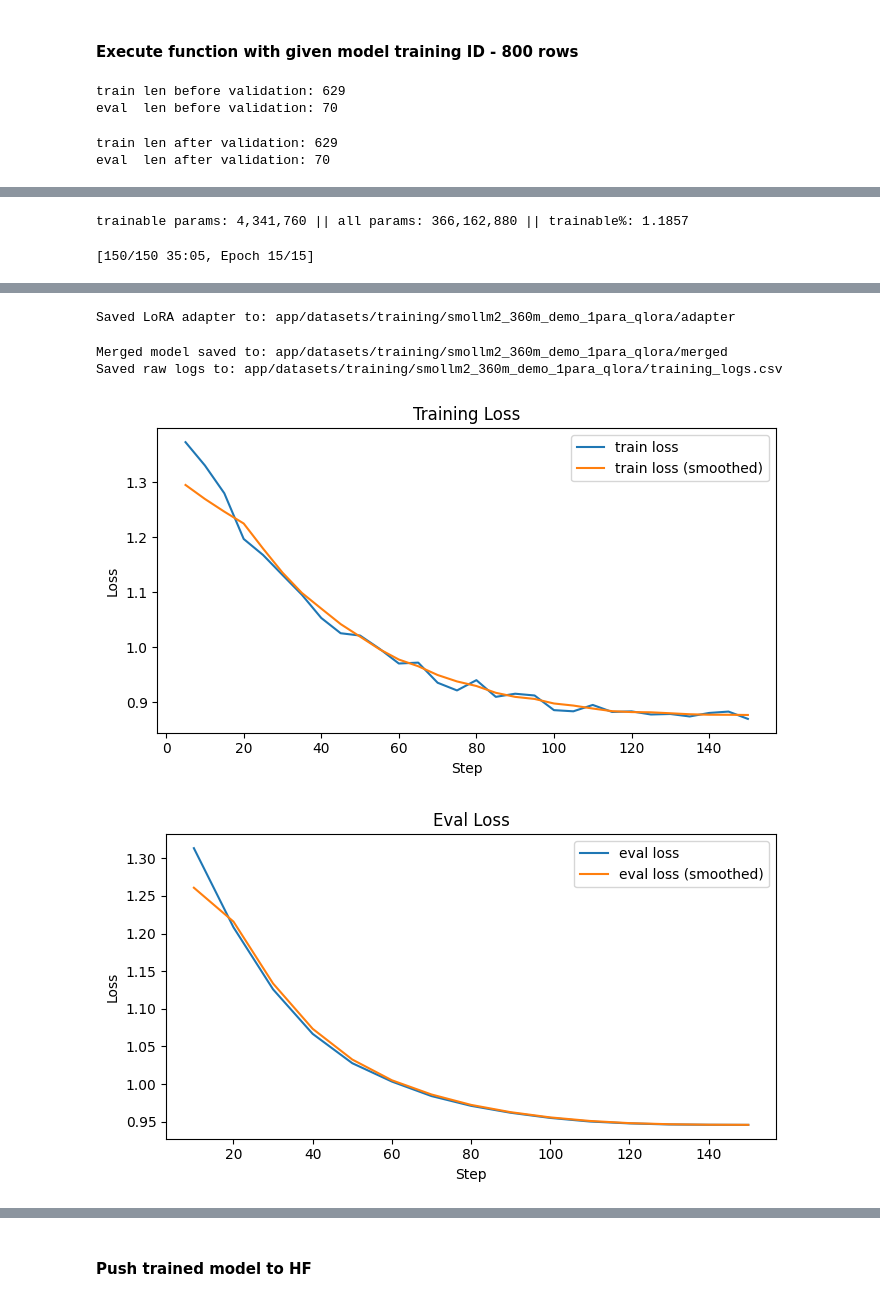
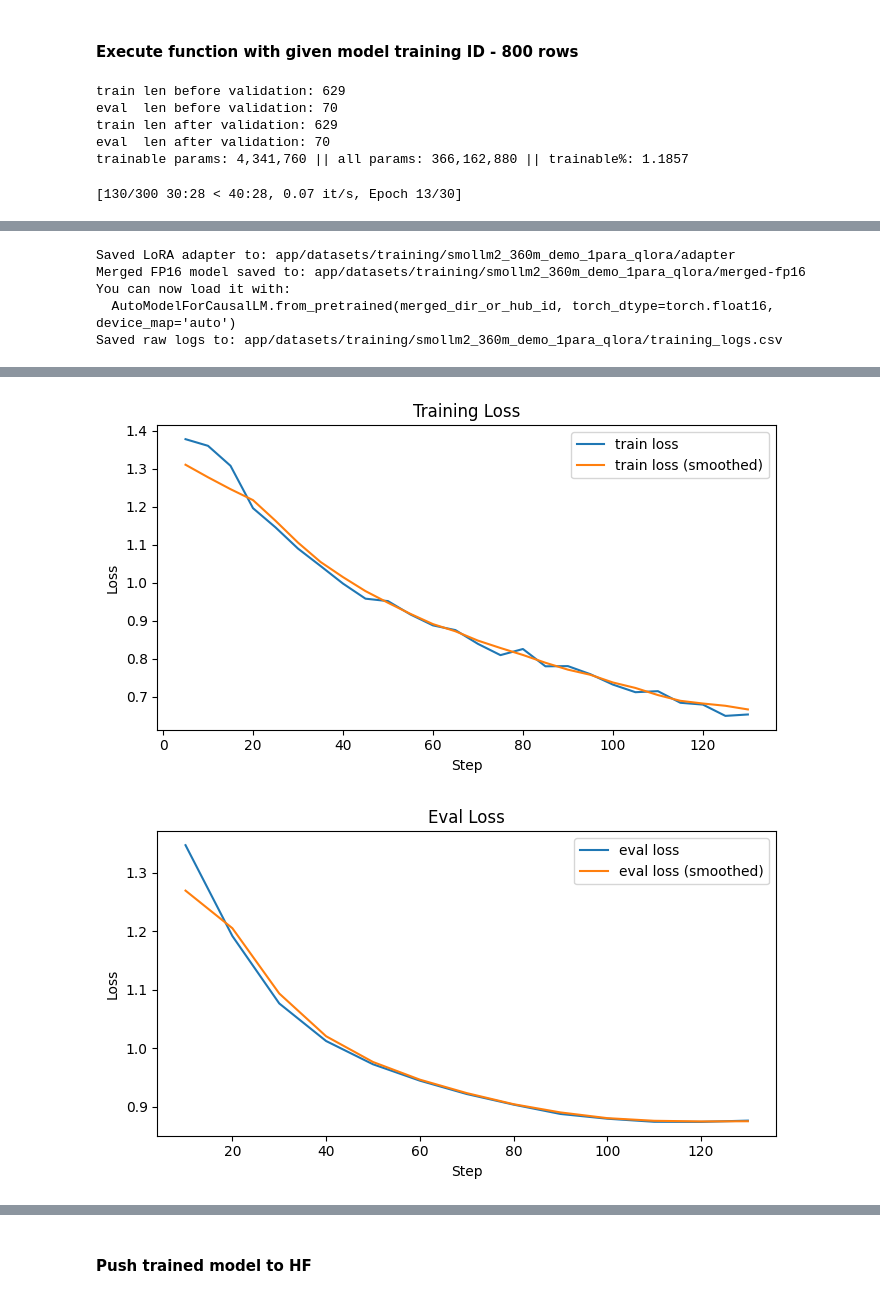
Before and after one commit to zBotta/reportingAgent, a Jupyter notebook: PoC/PoC-training-MBO.ipynb, the cells around one changed output, grey strips where cells are left out. Saved outputs shown, nothing was run; the diff lists cells and outputs as text; code cells hidden in the pictures.

Commit message:
Last training campaing with final results in Colab notebook

```diff
--- a/PoC/PoC-training-MBO.ipynb
+++ b/PoC/PoC-training-MBO.ipynb
@@ -985,13 +1021,14 @@ TRAINING_DIR = "app/datasets/training"
 out_dir  = TRAINING_DIR + "/smollm2_360m_demo_1para_qlora"
 
 sft_cfg = SFTConfig(
-    output_dir=OUT_DIR,
-    num_train_epochs=EPOCHS,                    # 2–3 usually enough
+    output_dir=out_dir,
+    num_train_epochs=30,
     per_device_train_batch_size=4,
     gradient_accumulation_steps=16,        # eff batch ~64
-    learning_rate=1.2e-4,
+    learning_rate=2e-4,
     lr_scheduler_type="cosine",
-    warmup_steps=3,                        # explicit small warmup for tiny runs
+    warmup_ratio=0.05,
+    weight_decay=0.05,
     logging_steps=5,
     eval_strategy="epoch",
     save_strategy="epoch",
@@ -1002,21 +1039,23 @@ sft_cfg = SFTConfig(
     fp16=True,
     gradient_checkpointing=False,             #Turn off checkpointing (needs a bit more VRAM on T4, but SmolLM2-360M QLoRA usually fits):
     optim="paged_adamw_8bit",
-    max_length=MAX_LEN,
+    max_length=1024,
     remove_unused_columns=False,           # keep tokenized fields
     report_to="none", #wandb
 )
 
 trainer = train_demo_qlora(
+    sft_cfg=sft_cfg,
     MODEL_ID="HuggingFaceTB/SmolLM2-360M-Instruct",
     OUT_DIR=out_dir,
     DEMO_PROB=1.0,
     DATASET_ID="zBotta/traffic-accidents-reports-800",
-    sft_cfg=sft_cfg,
 )
 plot_training_results(out_dir,trainer)
 # %% [output]
 train len before validation: 629
 eval  len before validation: 70
+train len after validation: 629
+eval  len after validation: 70
+trainable params: 4,341,760 || all params: 366,162,880 || trainable%: 1.1857
-train len after validation: 629
-eval  len after validation: 70
+[130/300 30:28 < 40:28, 0.07 it/s, Epoch 13/30]
@@ -1023,2 +1076,5 @@ eval  len after validation: 70
-trainable params: 4,341,760 || all params: 366,162,880 || trainable%: 1.1857
+Saved LoRA adapter to: app/datasets/training/smollm2_360m_demo_1para_qlora/adapter
+Merged FP16 model saved to: app/datasets/training/smollm2_360m_demo_1para_qlora/merged-fp16
+You can now load it with:
+  AutoModelForCausalLM.from_pretrained(merged_dir_or_hub_id, torch_dtype=torch.float16, device_map='auto')
+Saved raw logs to: app/datasets/training/smollm2_360m_demo_1para_qlora/training_logs.csv
-[150/150 35:05, Epoch 15/15]
@@ -1041,5 +1081,2 @@ trainable params: 4,341,760 || all params: 366,162,880 || trainable%: 1.1857
-Saved LoRA adapter to: app/datasets/training/smollm2_360m_demo_1para_qlora/adapter
-Merged model saved to: app/datasets/training/smollm2_360m_demo_1para_qlora/merged
-Saved raw logs to: app/datasets/training/smollm2_360m_demo_1para_qlora/training_logs.csv
-[figure, old version]
+[figure, new version]
-[figure, old version]
+[figure, new version]
```
Also changed, not shown: parts of 12 cells of this notebook.
